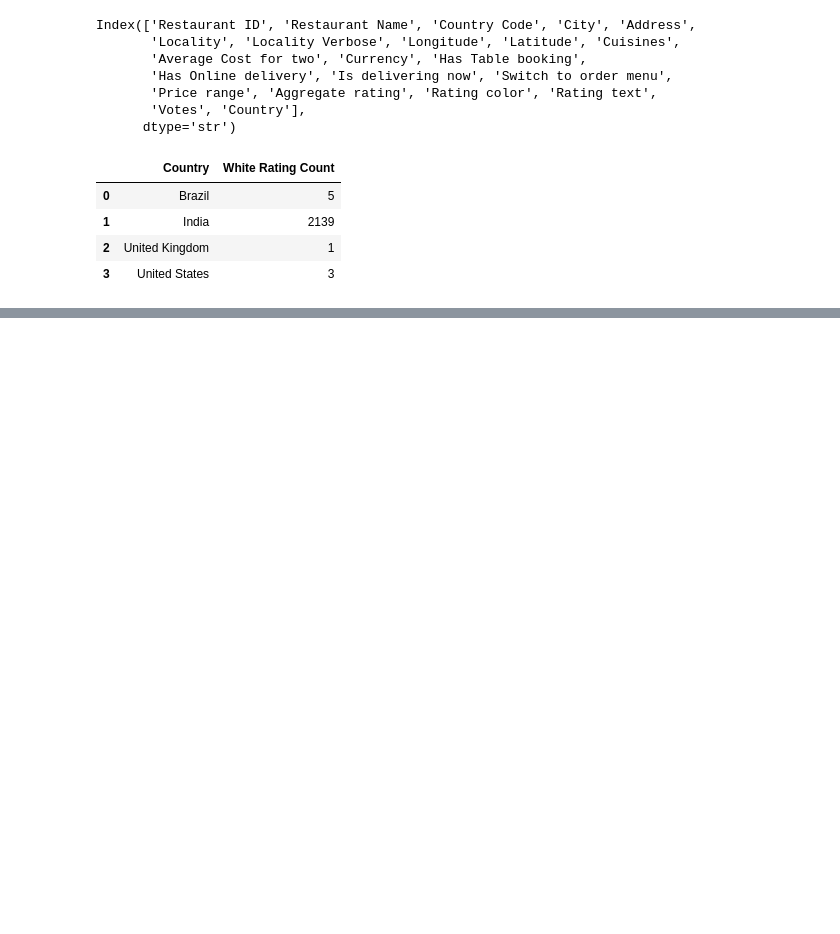
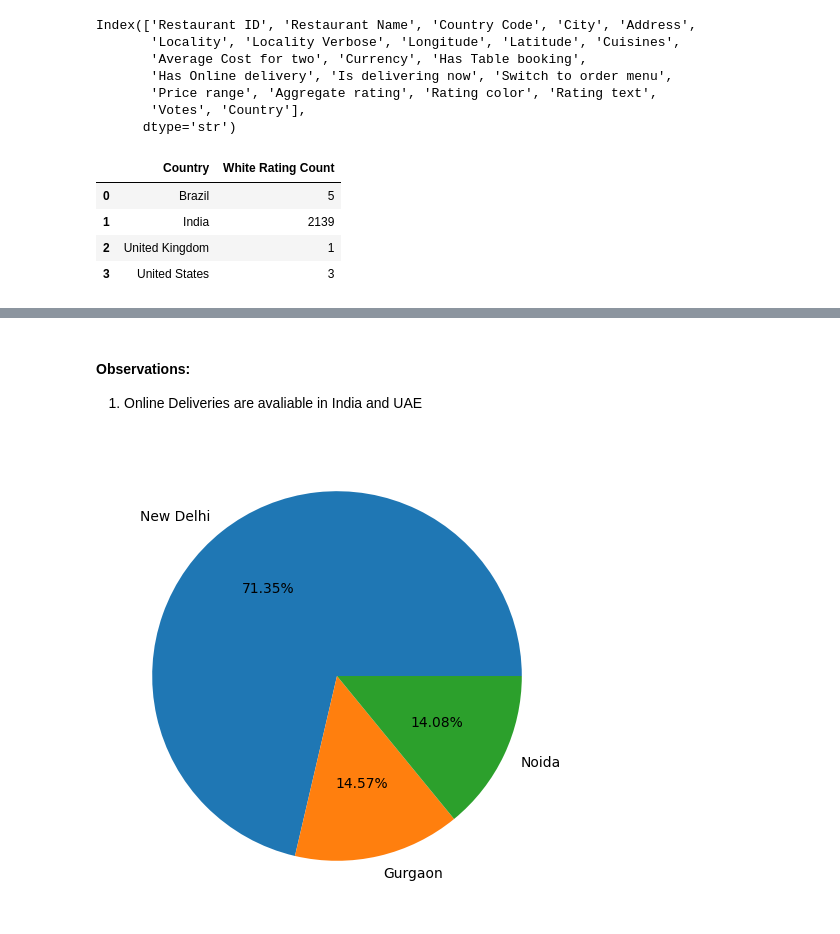
Before and after one commit to Chunmunchoubey/Datascience_ml, a Jupyter notebook: Handling_missing02.ipynb, the cells around one changed output, grey strips where cells are left out. Drawn from its saved outputs; the diff is of its cells as text; code cells hidden in the pictures; blank space fills up the shorter version.

```diff
--- a/Handling_missing02.ipynb
+++ b/Handling_missing02.ipynb
@@ -226,0 +262,10 @@ KeyError: 'Country'
+# %% [markdown]
+#### Observations:
+1. Online Deliveries are avaliable in India and UAE
+# %%
+city_values = df3.City.value_counts().values
+city_labels = df3.City.value_counts().index
+plt.pie(city_values[:3], labels=city_labels[:3], autopct='%1.2f%%')
+plt.show()
+# %% [output]
+[figure, added]
```
Also changed, not shown: parts of 2 cells of this notebook, 49 other files.
